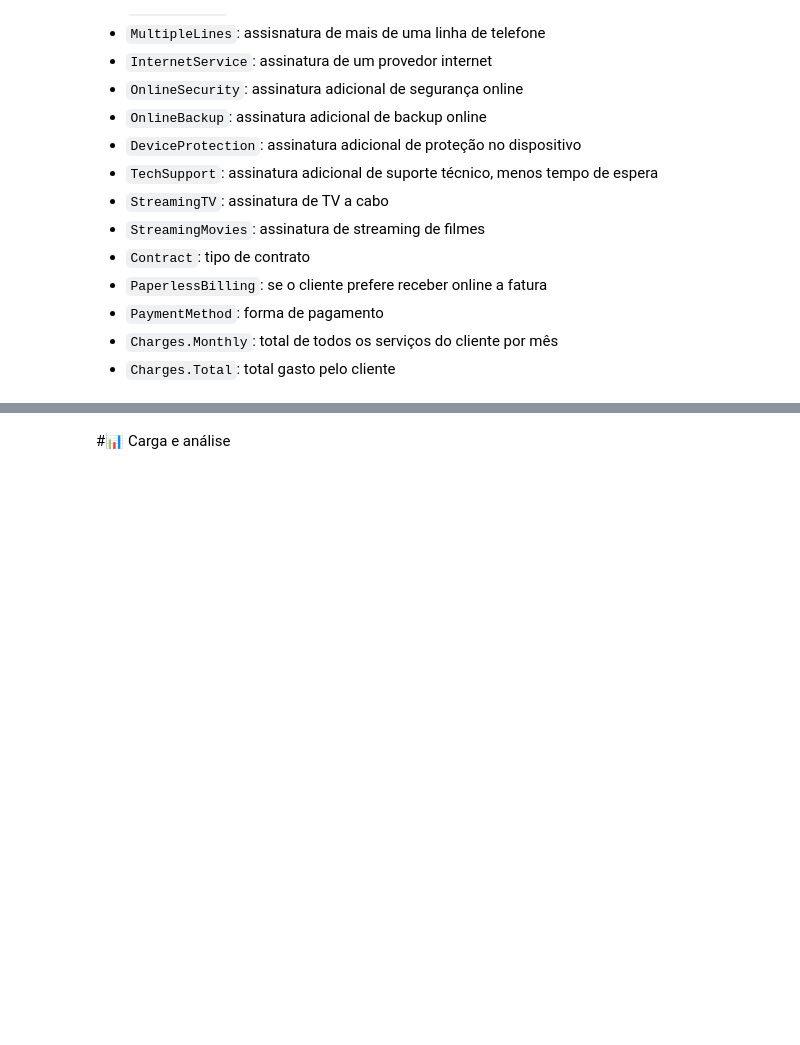
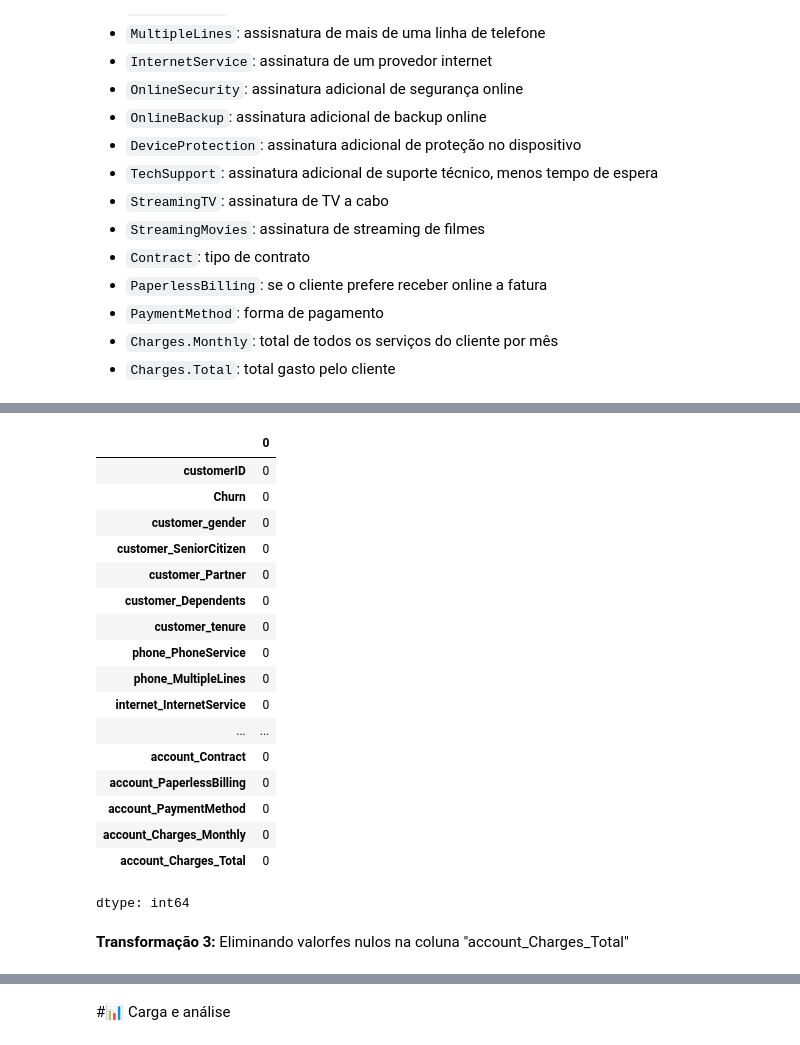
Before and after one commit to carlos-000-carlos/Challenge_2-TelecomX_BR-Cabral, a Jupyter notebook: TelecomX_BR.ipynb, the cells around one changed output, grey strips where cells are left out. Drawn from its saved outputs; the diff is of its cells as text; code cells hidden in the pictures; blank space fills up the shorter version.

```diff
--- a/TelecomX_BR.ipynb
+++ b/TelecomX_BR.ipynb
@@ -90,0 +283,24 @@ memory usage: 1.2+ MB
+# %%
+# verificando valores vazios novamente
+dados_normalizados_api.apply(lambda x: x.astype(str).str.strip().eq('').sum())
+# %% [output]
+|  | 0 |
+| customerID | 0 |
+| Churn | 0 |
+| customer_gender | 0 |
+| customer_SeniorCitizen | 0 |
+| customer_Partner | 0 |
+| customer_Dependents | 0 |
+| customer_tenure | 0 |
+| phone_PhoneService | 0 |
+| phone_MultipleLines | 0 |
+| internet_InternetService | 0 |
+| ... | ... |
+| account_Contract | 0 |
+| account_PaperlessBilling | 0 |
+| account_PaymentMethod | 0 |
+| account_Charges_Monthly | 0 |
+| account_Charges_Total | 0 |
+dtype: int64
+# %% [markdown]
+**Transformação 3:** Eliminando valorfes nulos na coluna "account_Charges_Total"
```
Also changed, not shown: parts of 24 cells of this notebook.
